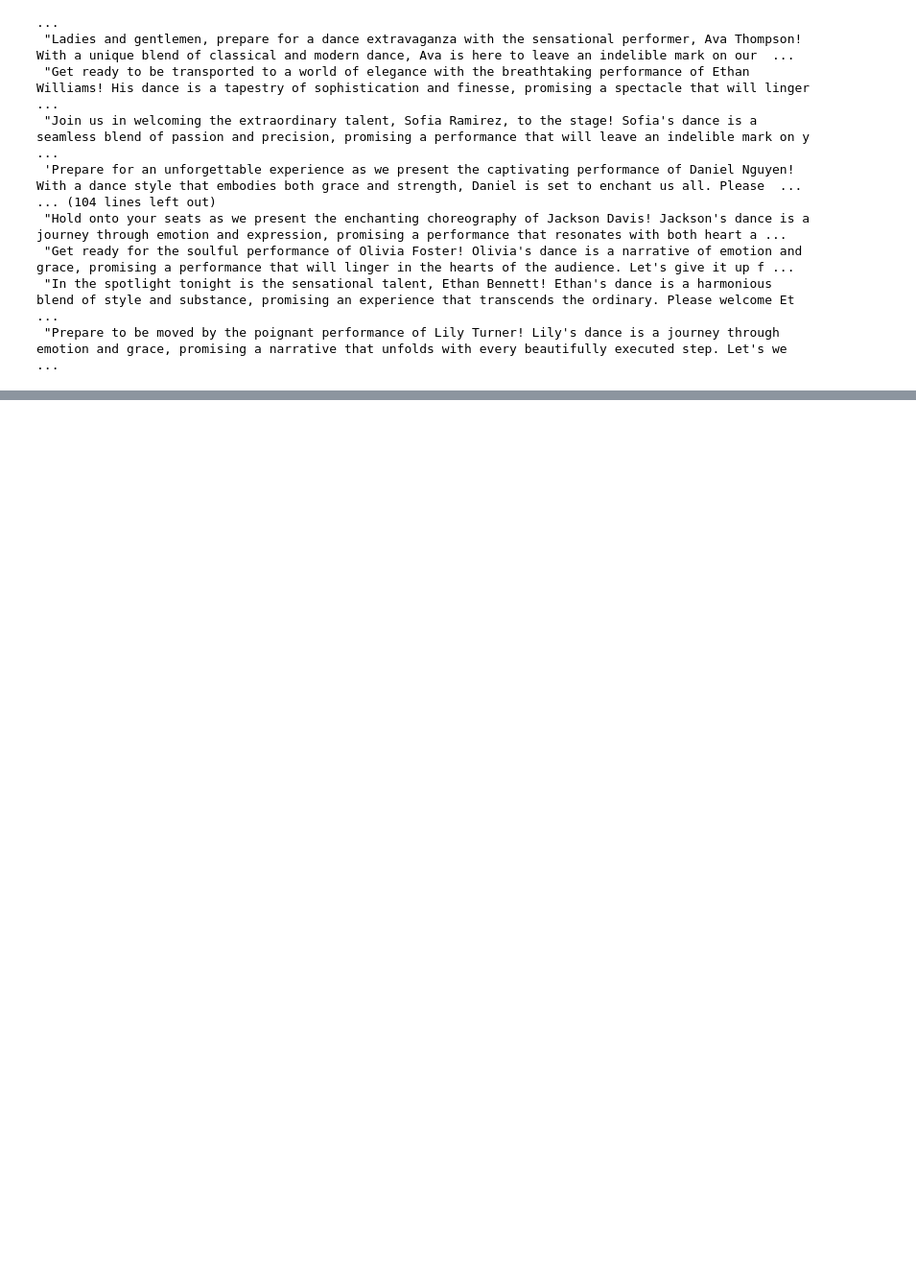
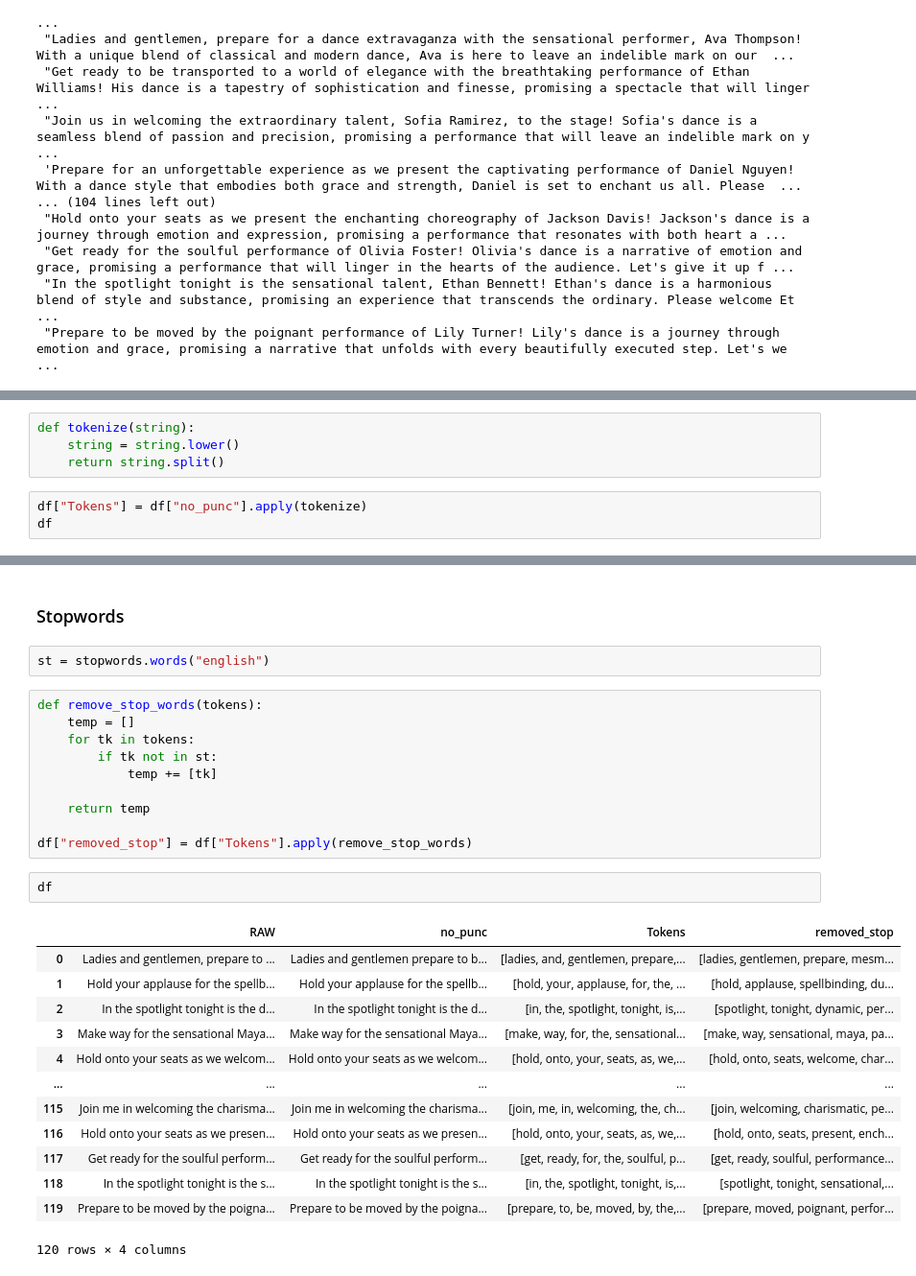
Before and after one commit to KLohithSaradhi/NLP-Project, a Jupyter notebook: EmbeddingTesting.ipynb, the cells around one changed output, grey strips where cells are left out. Shown: that part at 96% size. Cells and saved outputs as stored; diff of their text form; blank space fills up the shorter version.

```diff
--- a/EmbeddingTesting.ipynb
+++ b/EmbeddingTesting.ipynb
@@ -35,0 +56,7 @@ df = pd.DataFrame(columns=["RAW"])
+# %%
+def tokenize(string):
+    string = string.lower()
+    return string.split()
+# %%
+df["Tokens"] = df["no_punc"].apply(tokenize)
+df
@@ -35,0 +77,30 @@ df = pd.DataFrame(columns=["RAW"])
+# %% [markdown]
+### Stopwords
+# %%
+st = stopwords.words("english")
+# %%
+def remove_stop_words(tokens):
+    temp = []
+    for tk in tokens:
+        if tk not in st:
+            temp += [tk]
+
+    return temp
+
+df["removed_stop"] = df["Tokens"].apply(remove_stop_words)
+# %%
+df
+# %% [output]
+|  | RAW | no_punc | Tokens | removed_stop |
+| 0 | Ladies and gentlemen, prepare to ... | Ladies and gentlemen prepare to b... | [ladies, and, gentlemen, prepare,... | [ladies, gentlemen, prepare, mesm... |
+| 1 | Hold your applause for the spellb... | Hold your applause for the spellb... | [hold, your, applause, for, the, ... | [hold, applause, spellbinding, du... |
+| 2 | In the spotlight tonight is the d... | In the spotlight tonight is the d... | [in, the, spotlight, tonight, is,... | [spotlight, tonight, dynamic, per... |
+| 3 | Make way for the sensational Maya... | Make way for the sensational Maya... | [make, way, for, the, sensational... | [make, way, sensational, maya, pa... |
+| 4 | Hold onto your seats as we welcom... | Hold onto your seats as we welcom... | [hold, onto, your, seats, as, we,... | [hold, onto, seats, welcome, char... |
+| ... | ... | ... | ... | ... |
+| 115 | Join me in welcoming the charisma... | Join me in welcoming the charisma... | [join, me, in, welcoming, the, ch... | [join, welcoming, charismatic, pe... |
+| 116 | Hold onto your seats as we presen... | Hold onto your seats as we presen... | [hold, onto, your, seats, as, we,... | [hold, onto, seats, present, ench... |
+| 117 | Get ready for the soulful perform... | Get ready for the soulful perform... | [get, ready, for, the, soulful, p... | [get, ready, soulful, performance... |
+| 118 | In the spotlight tonight is the s... | In the spotlight tonight is the s... | [in, the, spotlight, tonight, is,... | [spotlight, tonight, sensational,... |
+| 119 | Prepare to be moved by the poigna... | Prepare to be moved by the poigna... | [prepare, to, be, moved, by, the,... | [prepare, moved, poignant, perfor... |
+120 rows × 4 columns
```
Also changed, not shown: parts of 8 cells of this notebook.
